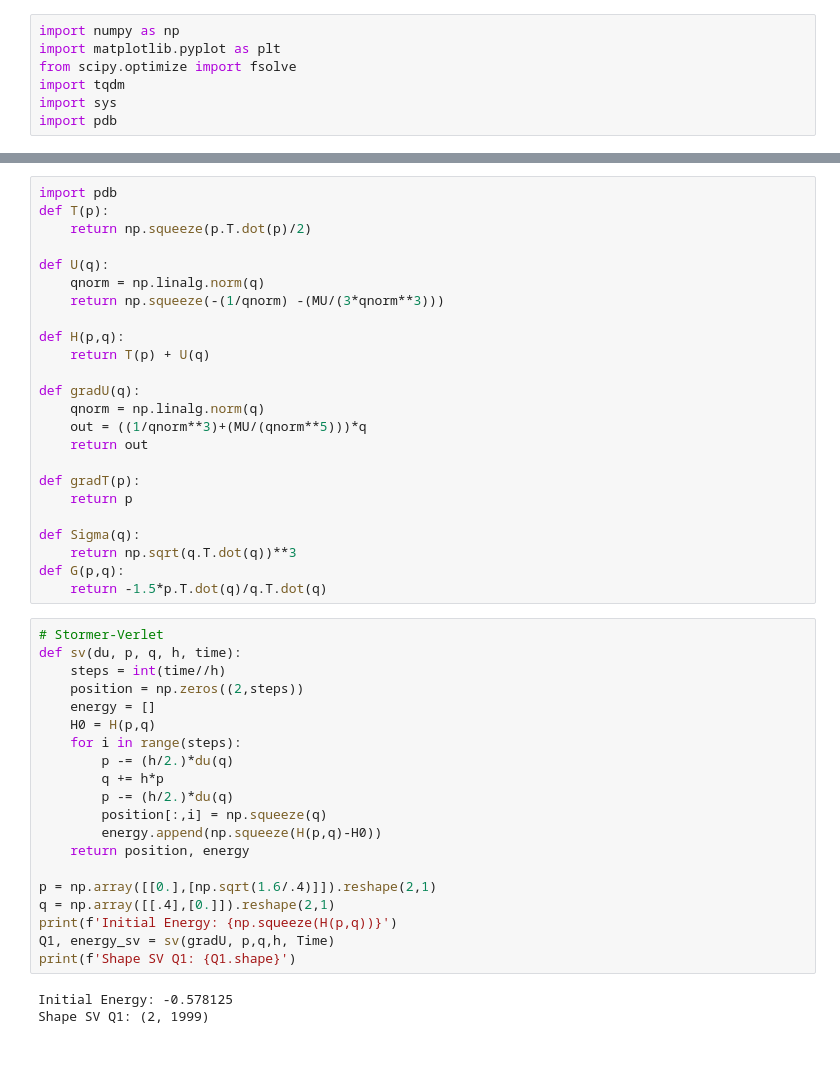
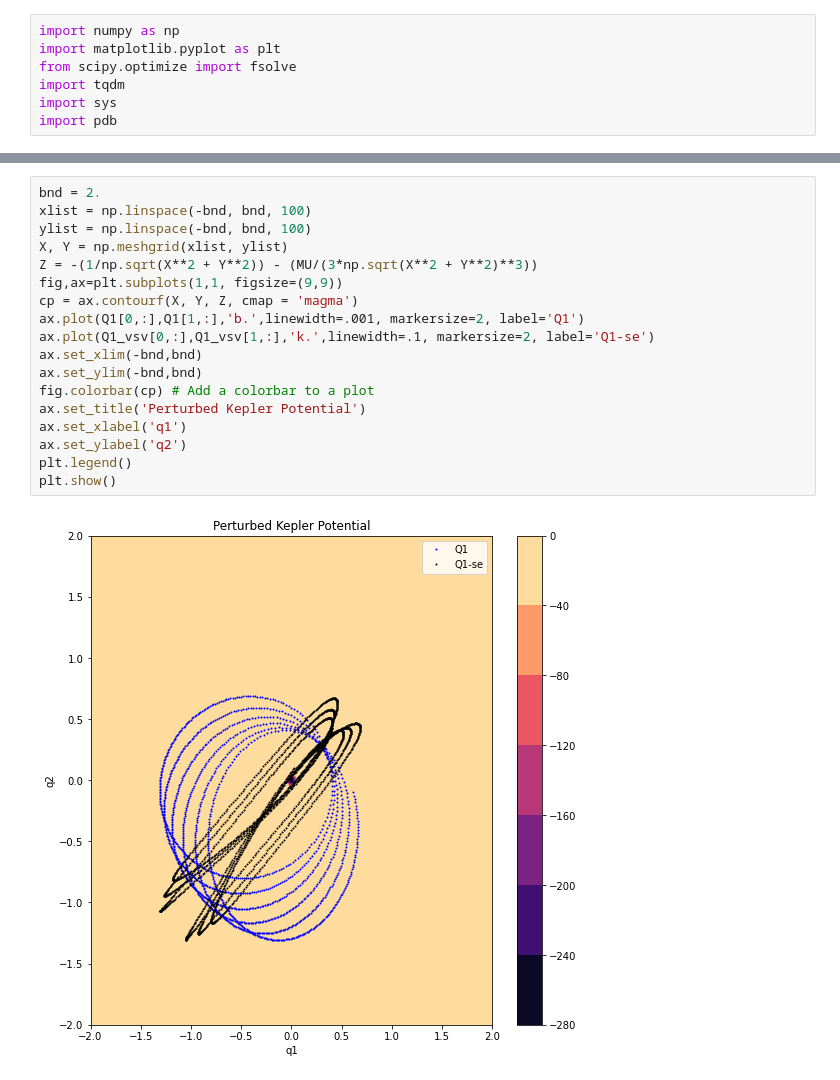
Before and after one commit to BrianWhiteaker/HMC, a Jupyter notebook: V_SV.ipynb, the cells around one changed output, grey strips where cells are left out. Drawn from its saved outputs; the diff is of its cells as text.

```diff
--- a/V_SV.ipynb
+++ b/V_SV.ipynb
@@ -17,47 +92,20 @@ q0 = np.array([[.4],[0.]]).reshape(2,1)
 # %%
-import pdb
-def T(p):
-    return np.squeeze(p.T.dot(p)/2)
-
-def U(q):
-    qnorm = np.linalg.norm(q)
-    return np.squeeze(-(1/qnorm) -(MU/(3*qnorm**3)))
-
-def H(p,q):
-    return T(p) + U(q)
-
-def gradU(q):
-    qnorm = np.linalg.norm(q)
-    out = ((1/qnorm**3)+(MU/(qnorm**5)))*q
-    return out
-
-def gradT(p):
-    return p
-
-def Sigma(q):
-    return np.sqrt(q.T.dot(q))**3
-def G(p,q):
-    return -1.5*p.T.dot(q)/q.T.dot(q)
+bnd = 2.
+xlist = np.linspace(-bnd, bnd, 100)
+ylist = np.linspace(-bnd, bnd, 100)
+X, Y = np.meshgrid(xlist, ylist)
+Z = -(1/np.sqrt(X**2 + Y**2)) - (MU/(3*np.sqrt(X**2 + Y**2)**3))
+fig,ax=plt.subplots(1,1, figsize=(9,9))
+cp = ax.contourf(X, Y, Z, cmap = 'magma')
+ax.plot(Q1[0,:],Q1[1,:],'b.',linewidth=.001, markersize=2, label='Q1')
+ax.plot(Q1_vsv[0,:],Q1_vsv[1,:],'k.',linewidth=.1, markersize=2, label='Q1-se')
+ax.set_xlim(-bnd,bnd)
+ax.set_ylim(-bnd,bnd)
+fig.colorbar(cp) # Add a colorbar to a plot
+ax.set_title('Perturbed Kepler Potential')
+ax.set_xlabel('q1')
+ax.set_ylabel('q2')
+plt.legend()
+plt.show()
+# %% [output]
+[figure, added]
-# %%
-# Stormer-Verlet
-def sv(du, p, q, h, time):
-    steps = int(time//h)
-    position = np.zeros((2,steps))
-    energy = []
-    H0 = H(p,q)
-    for i in range(steps):
-        p -= (h/2.)*du(q)
-        q += h*p
-        p -= (h/2.)*du(q)
-        position[:,i] = np.squeeze(q)
-        energy.append(np.squeeze(H(p,q)-H0))
-    return position, energy
-
-p = np.array([[0.],[np.sqrt(1.6/.4)]]).reshape(2,1)
-q = np.array([[.4],[0.]]).reshape(2,1)
-print(f'Initial Energy: {np.squeeze(H(p,q))}')
-Q1, energy_sv = sv(gradU, p,q,h, Time)
-print(f'Shape SV Q1: {Q1.shape}')
-# %% [output]
-Initial Energy: -0.578125
-Shape SV Q1: (2, 1999)
```
Also changed, not shown: parts of 7 cells of this notebook.
